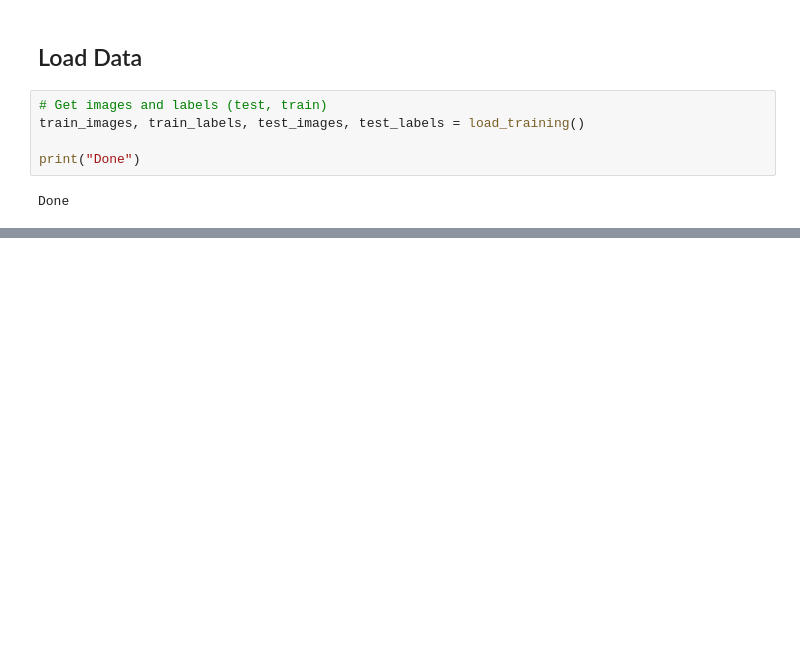
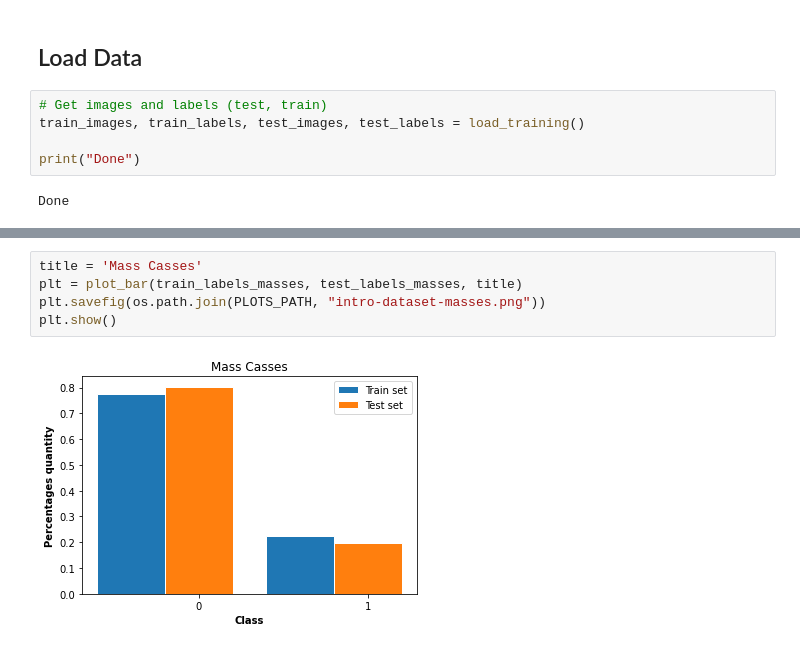
Before and after one commit to MarshaGomez/CNN-Medical-Imaging-Analysis, a Jupyter notebook: Code/Knowing_DDSM_dataset.ipynb, the cells around one changed output, grey strips where cells are left out. Drawn from its saved outputs; the diff is of its cells as text; blank space fills up the shorter version.

```diff
--- a/Code/Knowing_DDSM_dataset.ipynb
+++ b/Code/Knowing_DDSM_dataset.ipynb
@@ -234,0 +359,7 @@ plt.show()
+# %%
+title = 'Mass Casses'
+plt = plot_bar(train_labels_masses, test_labels_masses, title)
+plt.savefig(os.path.join(PLOTS_PATH, "intro-dataset-masses.png"))
+plt.show()
+# %% [output]
+[figure, added]
```
Also changed, not shown: parts of 15 cells of this notebook.
